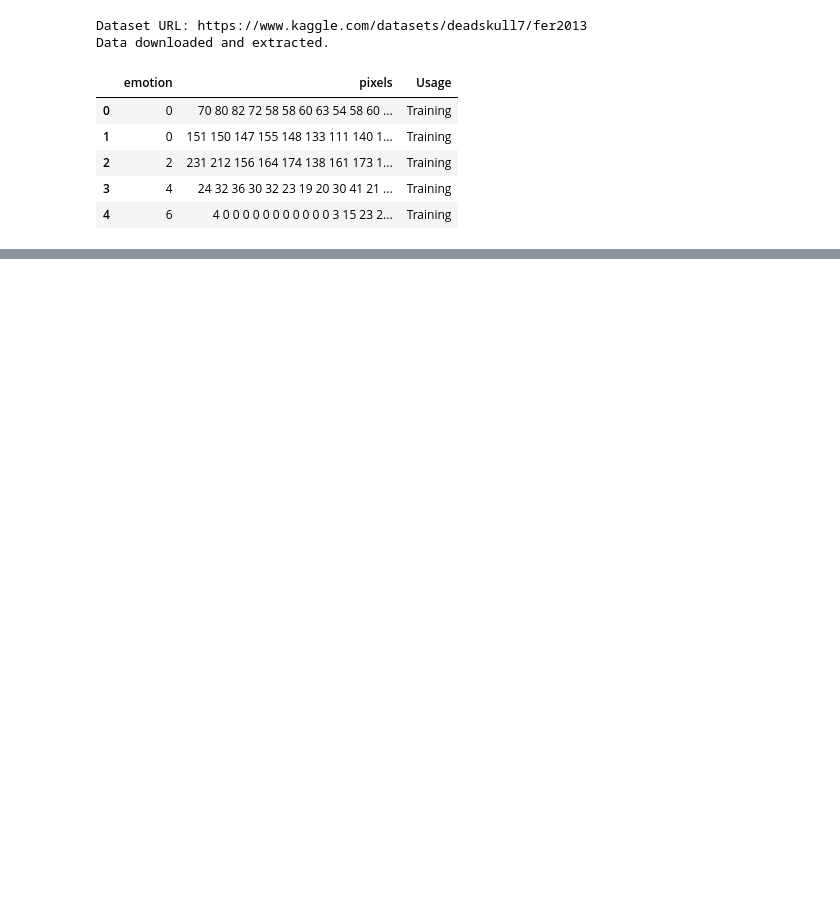
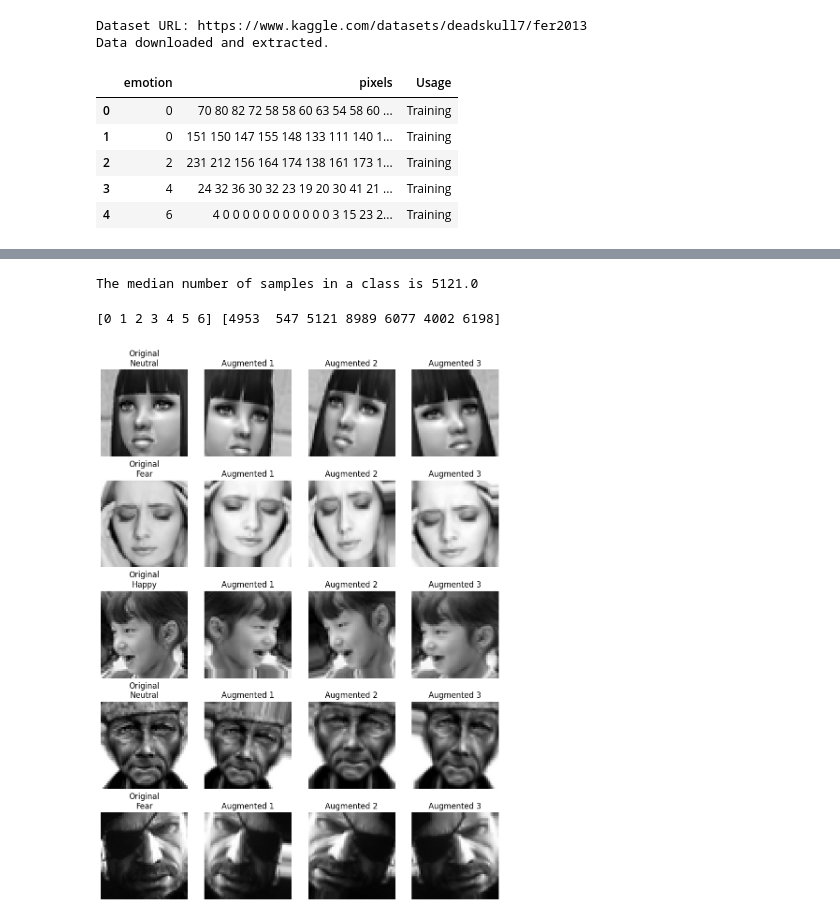
Before and after one commit to arati-shrestha/Emotune, a Jupyter notebook: Notebook/face_exploration.ipynb, the cells around one changed output, grey strips where cells are left out. Drawn from its saved outputs; the diff is of its cells as text; code cells hidden in the pictures; blank space fills up the shorter version.

```diff
--- a/Notebook/face_exploration.ipynb
+++ b/Notebook/face_exploration.ipynb
@@ -53,0 +141,53 @@ faces.head()
+# %%
+classes, class_counts = np.unique(faces['emotion'], return_counts=True)
+mid_count = np.median(class_counts)  #this returns the max number of samples in the classes that is happy
+print(f'The median number of samples in a class is',mid_count)
+# %% [output]
+The median number of samples in a class is 5121.0
+# %%
+print(classes, class_counts) #just for visualization
+# %% [output]
+[0 1 2 3 4 5 6] [4953  547 5121 8989 6077 4002 6198]
+# %%
+#Use tensorflow's Data augmentation tool to augment the images
+datagen = ImageDataGenerator(
+    rotation_range=15,
+    width_shift_range=0.1,
+    height_shift_range=0.1,
+    zoom_range=0.1,
+    shear_range=0.1,
+    horizontal_flip=True,
+    fill_mode='nearest'
+) #apply transformations to images so new images can be generated from the  images
+# %%
+#Before applying in the dataset, lets show what type of augmentation does the datagen do
+samples = faces.sample(n=5).reset_index(drop=True)
+# Create a figure with a grid of 5 rows and 4 columns (1 for original, 3 for augmented)
+plt.figure(figsize=(9,12 ))
+
+# Loop through the sampled images and plot each one
+for index, row in samples.iterrows():
+    img, emotion_label = get_image(row)  # Get image and emotion label
+
+    # Display original image
+    plt.subplot(5, 4, index*4+1)
+    plt.imshow(img, cmap='gray')
+    plt.title(f"Original\n{emotion_label}")
+    plt.axis('off')
+    # For augmentation, tensorflow expects a 4d array in the format (batch_size, height, width, channels)
+    # Add channel dimension for grayscale images
+    img = img[:, :, np.newaxis]  # Shape becomes (48, 48, 1)
+    img = np.expand_dims(img, axis=0)  # Add batch dimension for augmentation
+    augmented_images = datagen.flow(img, batch_size=1)
+
+    for i in range(3):  # Show 3 augmented versions
+        augmented_image = next(augmented_images)[0].astype(np.uint8)
+        plt.subplot(5, 4, index*4 + 2 + i)
+        plt.imshow(augmented_image, cmap='gray')
+        plt.title(f"Augmented {i+1}")
+        plt.axis('off')
+
+plt.tight_layout()
+plt.show()
+# %% [output]
+[figure, added]
```
Also changed, not shown: parts of 12 cells of this notebook.
